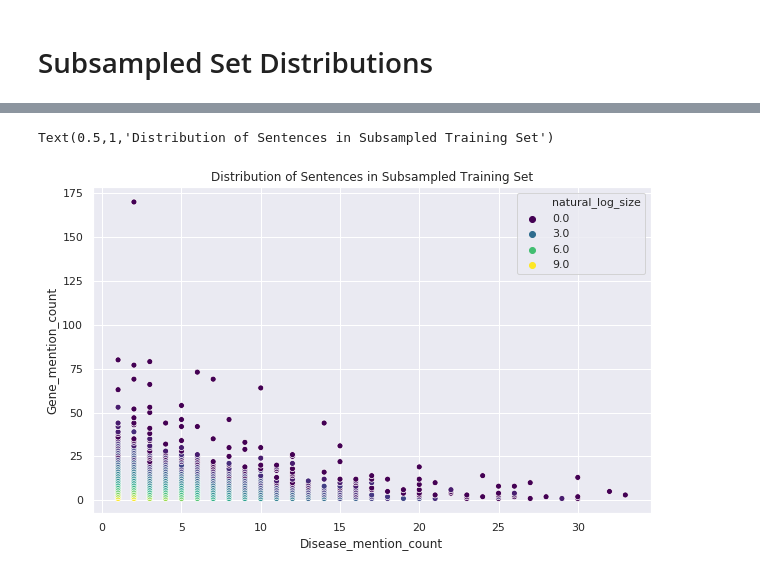
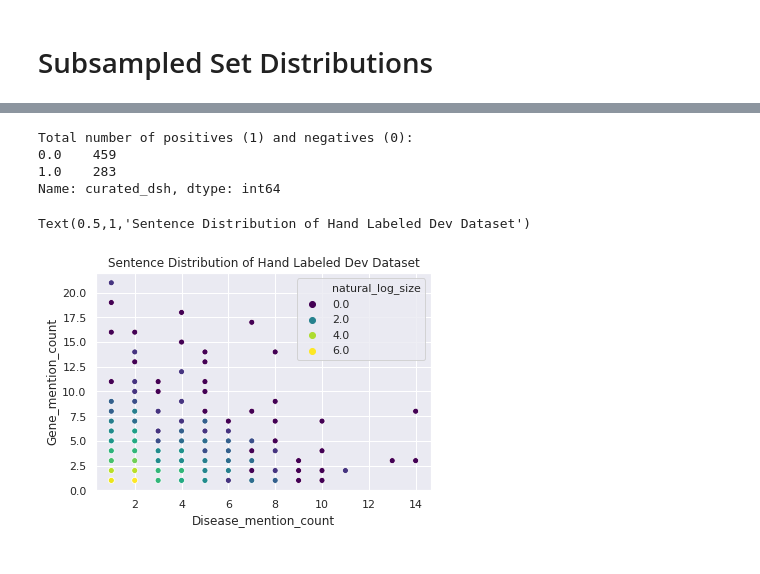
Before and after one commit to greenelab/snorkeling, a Jupyter notebook: disease_gene/disease_associates_gene/dataset_statistics/dataset_statistics.ipynb, the cells around one changed output, grey strips where cells are left out. Drawn from its saved outputs; the diff is of its cells as text; code cells hidden in the pictures.

```diff
--- a/disease_gene/disease_associates_gene/dataset_statistics/dataset_statistics.ipynb
+++ b/disease_gene/disease_associates_gene/dataset_statistics/dataset_statistics.ipynb
@@ -147,3 +231,5 @@ total_candidates_df = (
+# %%
+filtered_total_candidates_df = total_candidates_df.query("sen_length < 83+1")
 # %%
 venn2(
     [
@@ -191,11 +247,10 @@ This next block contains visualizations for the distribution of mentions occurin
 # %%
-sns.set(rc={'figure.figsize':(10,6), "font.size":17})
 ax = sns.scatterplot(
     x="Disease_mention_count",
     y="Gene_mention_count",
     data=
     (
-        total_candidates_df
+        filtered_total_candidates_df
         .drop_duplicates("sentence_id")
         .groupby(["Disease_mention_count", "Gene_mention_count"]).size()
         .reset_index()
@@ -205,5 +260,5 @@ ax = sns.scatterplot(
     hue="natural_log_size",
     palette='viridis'
 )
-ax.set_title("Sentence Distribution of Entire Dataset")
+ax.set_title("Mention Distribution of Entire Dataset")
 # %% [output]
@@ -256,18 +266,0 @@ Text(0.5,1,'Sentence Distribution of Dev Dataset')
-# %%
-sns.set(rc={'figure.figsize':(10,6)})
-ax = sns.scatterplot(
-    x="Disease_mention_count",
-    y="Gene_mention_count",
-    data=
-    (
-        test_candidate_df
-        .drop_duplicates("sentence_id")
-        .groupby(["Disease_mention_count", "Gene_mention_count"]).size()
-        .reset_index()
-        .rename(index=str, columns={0:"size"})
-        .assign(natural_log_size= lambda x: pd.np.log(x['size']))
-    ),
-    hue="natural_log_size",
-    palette='viridis'
-)
-ax.set_title("Sentence Distribution of Test Dataset")
@@ -306,21 +325,32 @@ test_candidates_stats_df = (
+# %%
+dev_candidates_stats_df = (
+    filtered_total_candidates_df
+    .query("split==1")
+    .merge(dev_dataset_df[["candidate_id", "curated_dsh"]], on="candidate_id")
+)
+print("Total number of positives (1) and negatives (0): \n{}".format(dev_candidates_stats_df.curated_dsh.value_counts()))
+# %% [output]
+Total number of positives (1) and negatives (0):
+0.0    459
+1.0    283
+Name: curated_dsh, dtype: int64
 # %%
-sns.set(rc={'figure.figsize':(10,6)})
 ax = sns.scatterplot(
     x="Disease_mention_count",
     y="Gene_mention_count",
     data=
     (
-        train_candidates_stats_df
+        dev_candidates_stats_df
         .drop_duplicates("sentence_id")
         .groupby(["Disease_mention_count", "Gene_mention_count"]).size()
         .reset_index()
         .rename(index=str, columns={0:"size"})
         .assign(natural_log_size= lambda x: pd.np.log(x['size']))
     ),
     hue="natural_log_size",
     palette='viridis'
 )
-ax.set_title("Distribution of Sentences in Subsampled Training Set")
+ax.set_title("Sentence Distribution of Hand Labeled Dev Dataset")
 # %% [output]
-Text(0.5,1,'Distribution of Sentences in Subsampled Training Set')
+Text(0.5,1,'Sentence Distribution of Hand Labeled Dev Dataset')
-[figure, old version]
+[figure, new version]
```
Also changed, not shown: parts of 61 cells of this notebook, 3 other files.
